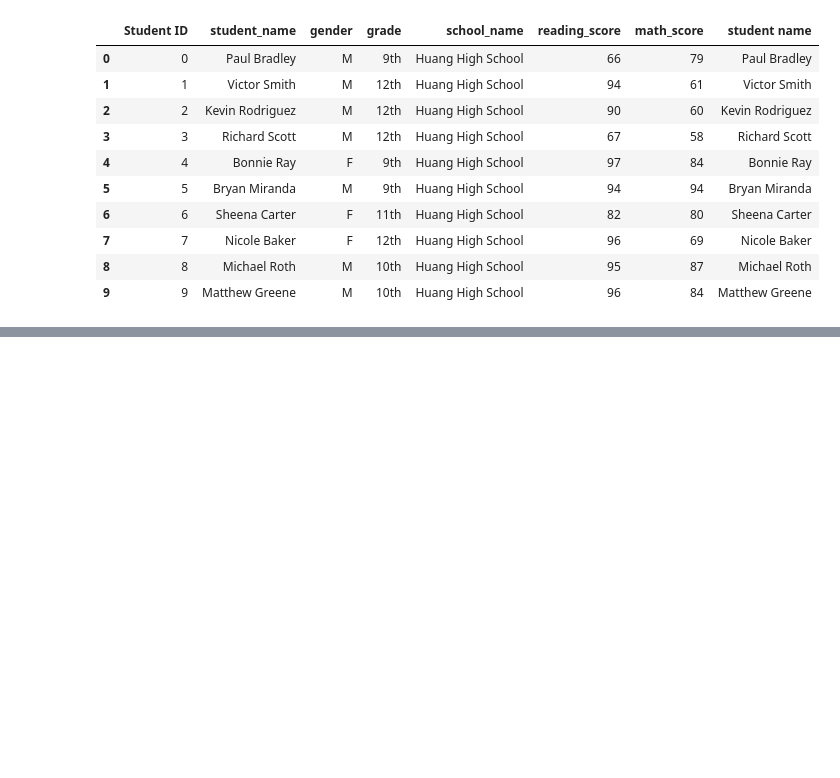
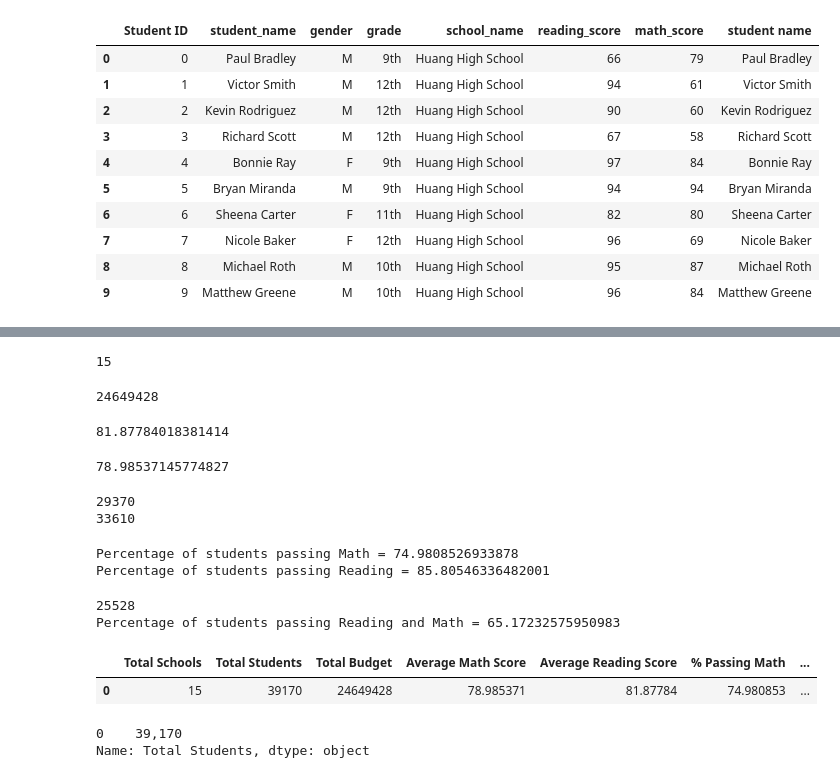
Before and after one commit to ketpradh/School_District_Analysis, a Jupyter notebook: cleaning_student_names.ipynb, the cells around one changed output, grey strips where cells are left out. Drawn from its saved outputs; the diff is of its cells as text; code cells hidden in the pictures; blank space fills up the shorter version.

Commit message:
district summary complete

```diff
--- a/cleaning_student_names.ipynb
+++ b/cleaning_student_names.ipynb
@@ -187,0 +206,80 @@ student_data_df.head(10)
+# %%
+#Get the number of schools.
+school_count = school_data_df["School ID"].count()
+school_count
+#Get the number of schools.- another way
+school_count_list = school_data_complete_df["School ID"].unique()
+len(school_count_list)
+# %% [output]
+15
+# %%
+# Calculate the total budget.
+total_budget = school_data_df["budget"].sum()
+total_budget
+# Calculate the total budget.- another way?
+total_budget_2 = school_data_complete_df["budget"].unique().sum()
+total_budget_2
+# %% [output]
+24649428
+# %%
+# Calculate the average reading score.
+average_reading_score = school_data_complete_df["reading_score"].mean()
+average_reading_score
+# %% [output]
+81.87784018381414
+# %%
+# Calculate the average Math score.
+average_math_score = school_data_complete_df["math_score"].mean()
+average_math_score
+# %% [output]
+78.98537145774827
+# %%
+passing_math = school_data_complete_df[(school_data_complete_df["math_score"] >= 70)]
+passing_reading = school_data_complete_df[school_data_complete_df["reading_score"] >= 70]
+print(passing_math["student_name"].count())
+print(passing_reading["student_name"].count())
+# %% [output]
+29370
+33610
+# %%
+passing_reading_percentage = passing_reading["student_name"].count()/float(student_count) * 100
+passing_math_percentage =  passing_math["student_name"].count()/float(student_count) * 100
+
+print(f'Percentage of students passing Math =',passing_math_percentage )
+print(f'Percentage of students passing Reading =', passing_reading_percentage)
+# %% [output]
+Percentage of students passing Math = 74.9808526933878
+Percentage of students passing Reading = 85.80546336482001
+# %%
+passing_both = school_data_complete_df[(school_data_complete_df["reading_score"] >= 70) &
+                                       (school_data_complete_df["math_score"] >= 70) ]
+passing_both
+print(passing_both["student_name"].count())
+overall_passing_percentage =passing_both["student_name"].count()/float(student_count) * 100
+print(f'Percentage of students passing Reading and Math =',overall_passing_percentage)
+# %% [output]
+25528
+Percentage of students passing Reading and Math = 65.17232575950983
+# %%
+# Create a new DataFrame to store output for the district
+district_summary_df = district_summary_df = pd.DataFrame(
+          [{"Total Schools": school_count,
+          "Total Students": student_count,
+          "Total Budget": total_budget,
+          "Average Math Score": average_math_score,
+          "Average Reading Score": average_reading_score,
+          "% Passing Math": passing_math_percentage,
+         "% Passing Reading": passing_reading_percentage,
+        "% Overall Passing": overall_passing_percentage}])
+district_summary_df
+# %% [output]
+|  | Total Schools | Total Students | Total Budget | Average Math Score | Average Reading Score | % Passing Math | ... |
+| 0 | 15 | 39170 | 24649428 | 78.985371 | 81.87784 | 74.980853 | ... |
+# %%
+# Format the "Total Students" to have the comma for a thousands separator.
+district_summary_df["Total Students"] = district_summary_df["Total Students"].map("{:,}".format)
+
+district_summary_df["Total Students"]
+# %% [output]
+0    39,170
+Name: Total Students, dtype: object
```
Also changed, not shown: parts of 7 cells of this notebook, 3 other files.
